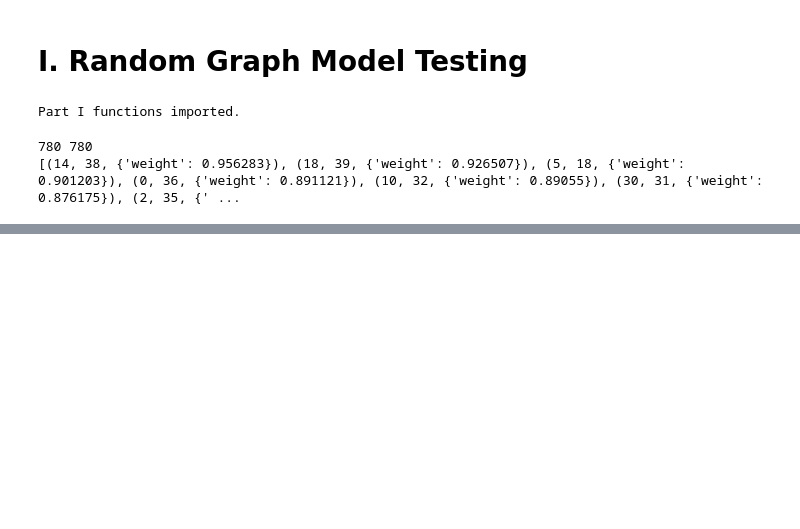
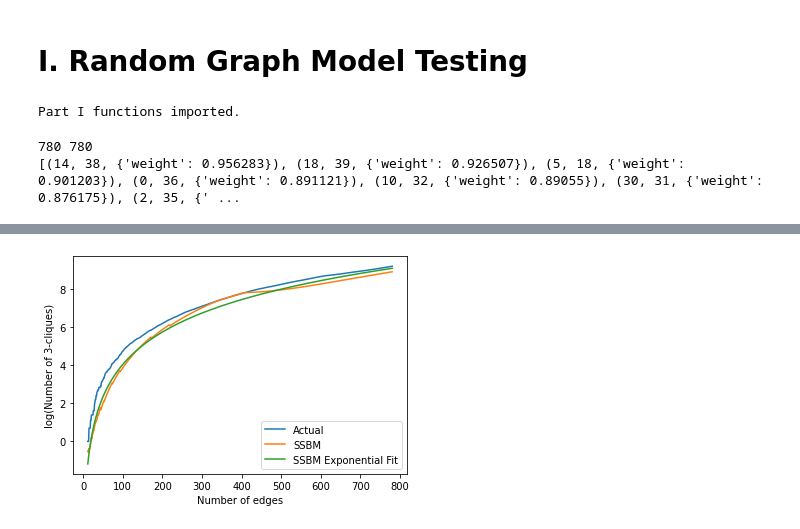
Before and after one commit to Aurathic/amsc420-project-2, a Jupyter notebook: project2/1_Random_graph_model_testing.ipynb, the cells around one changed output, grey strips where cells are left out. Drawn from its saved outputs; the diff is of its cells as text; code cells hidden in the pictures; blank space fills up the shorter version.

```diff
--- a/project2/1_Random_graph_model_testing.ipynb
+++ b/project2/1_Random_graph_model_testing.ipynb
@@ -104,6 +141,16 @@ plt.legend()
 # %%
 # 5. Plot log(q3), log(SSBM 3) and log(C3,SSBM ) + r3,SSBM log(k) on same
 # figure over the range of k utilized to estimate the exponent.
+plt.plot(k_discard_first_n, log_transform(q3), label="Actual")
+plt.plot(k_discard_first_n, log_transform(SSBM3), label="SSBM")
+plt.plot(k_discard_first_n, exponential_fit(C3_SSBM, r3_SSBM, discard_first_n),
+         label="SSBM Exponential Fit")
+plt.xlabel("Number of edges")
+plt.ylabel("log(Number of 3-cliques)")
+plt.legend()
+plt.show()
+# %% [output]
+[figure, added]
 # %%
 # 6. Plot q4, ER4 and SSBM 4 on the same plot. Estimate the exponent r
 # from the power law y(k) ∼ Ckr by a linear fit in the log-log plot, after you
```
Also changed, not shown: parts of 17 cells of this notebook, 1 other file.
